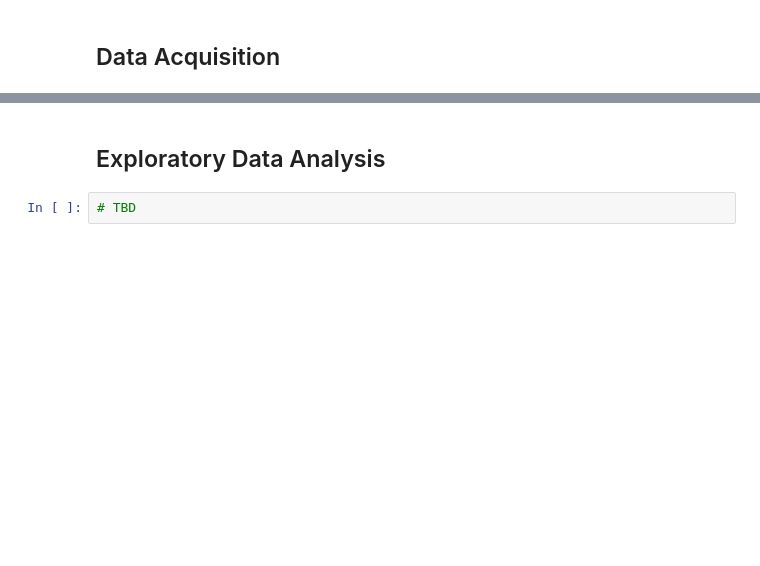
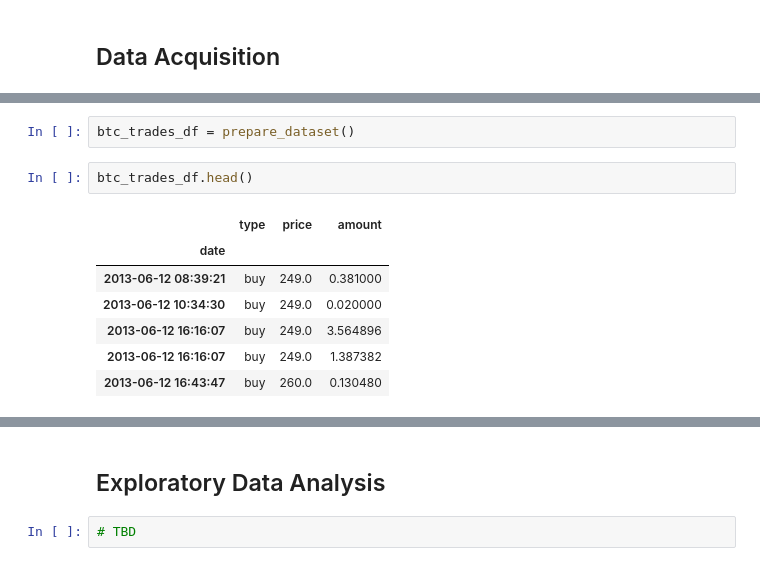
Before and after one commit to kevinsantana/PPCA-UnB-Dissertation, a Jupyter notebook: models/notebooks/anomaly-detection.ipynb, the cells around one changed output, grey strips where cells are left out. Saved outputs shown, nothing was run; the diff lists cells and outputs as text; blank space fills up the shorter version.

```diff
--- a/models/notebooks/anomaly-detection.ipynb
+++ b/models/notebooks/anomaly-detection.ipynb
@@ -26,0 +26,12 @@ btc_trades_df.head(10)
+# %%
+btc_trades_df = prepare_dataset()
+# %%
+btc_trades_df.head()
+# %% [output]
+|  | type | price | amount |
+| date |  |  |  |
+| 2013-06-12 08:39:21 | buy | 249.0 | 0.381000 |
+| 2013-06-12 10:34:30 | buy | 249.0 | 0.020000 |
+| 2013-06-12 16:16:07 | buy | 249.0 | 3.564896 |
+| 2013-06-12 16:16:07 | buy | 249.0 | 1.387382 |
+| 2013-06-12 16:43:47 | buy | 260.0 | 0.130480 |
```
Also changed, not shown: parts of 24 cells of this notebook, 1 other file.
